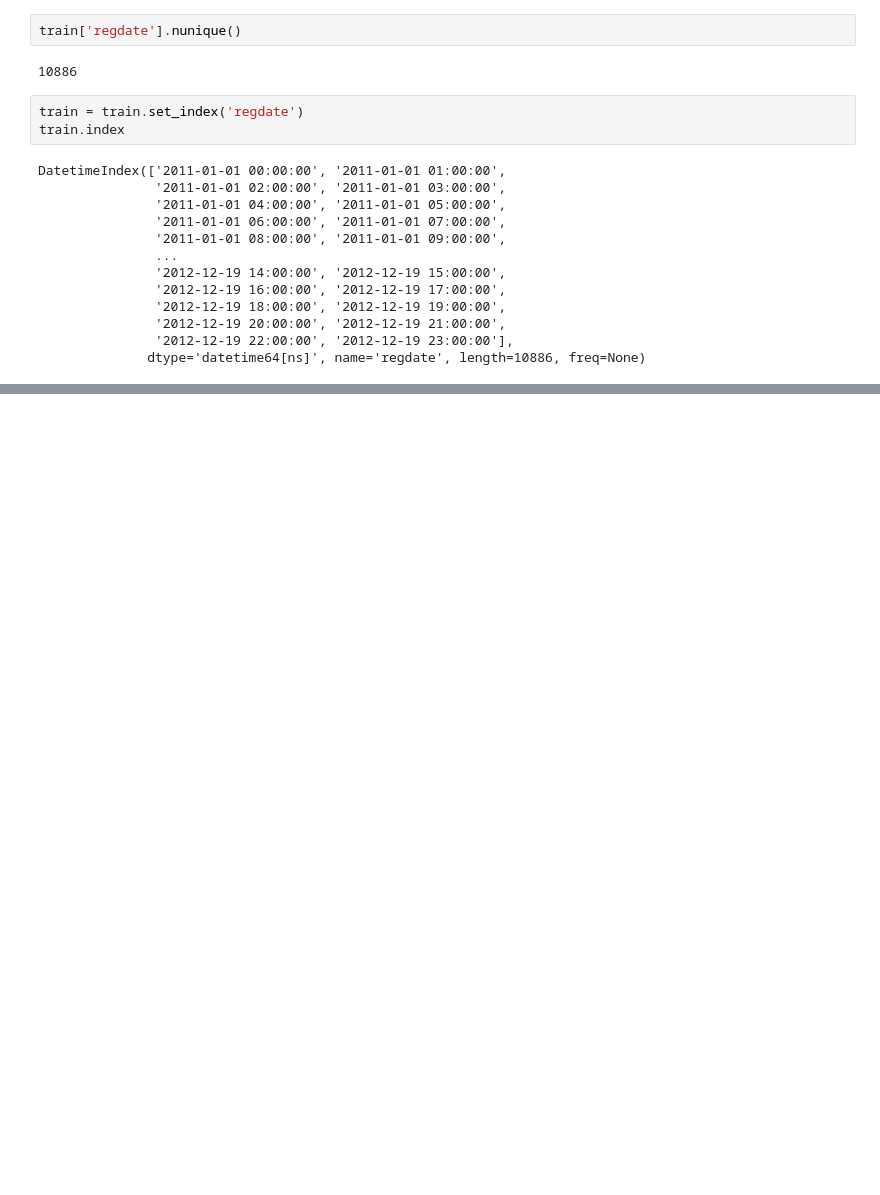
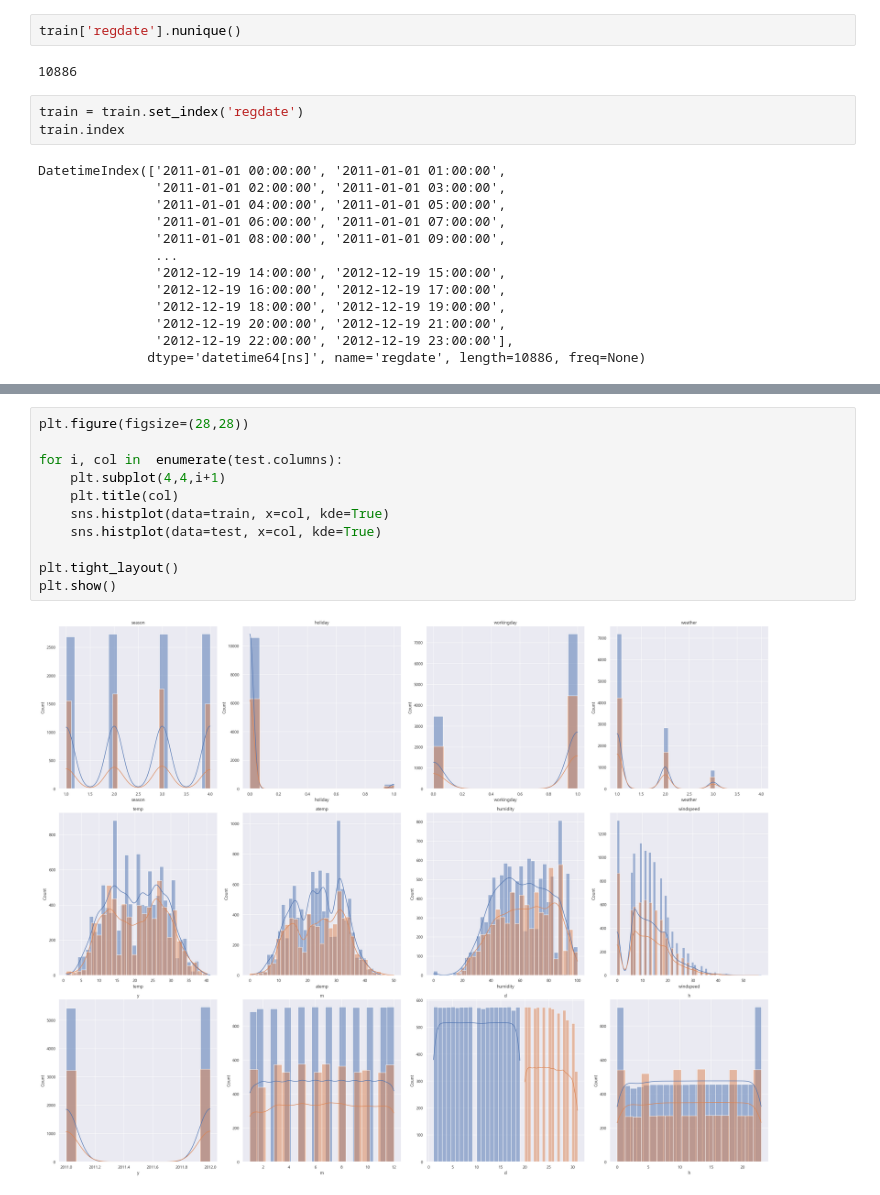
Before and after one commit to kkh1158/lecture, a Jupyter notebook: bike/lec_bike.ipynb, the cells around one changed output, grey strips where cells are left out. Cells and saved outputs as stored; diff of their text form; blank space fills up the shorter version.

```diff
--- a/bike/lec_bike.ipynb
+++ b/bike/lec_bike.ipynb
@@ -233,0 +311,13 @@ train[train['casual']+train['registered']!=train['count']].shape[0]
+# %%
+plt.figure(figsize=(28,28))
+
+for i, col in  enumerate(test.columns):
+    plt.subplot(4,4,i+1)
+    plt.title(col)
+    sns.histplot(data=train, x=col, kde=True)
+    sns.histplot(data=test, x=col, kde=True)
+
+plt.tight_layout()
+plt.show()
+# %% [output]
+[figure, added]
```
Also changed, not shown: parts of 59 cells of this notebook, 2 other files.
